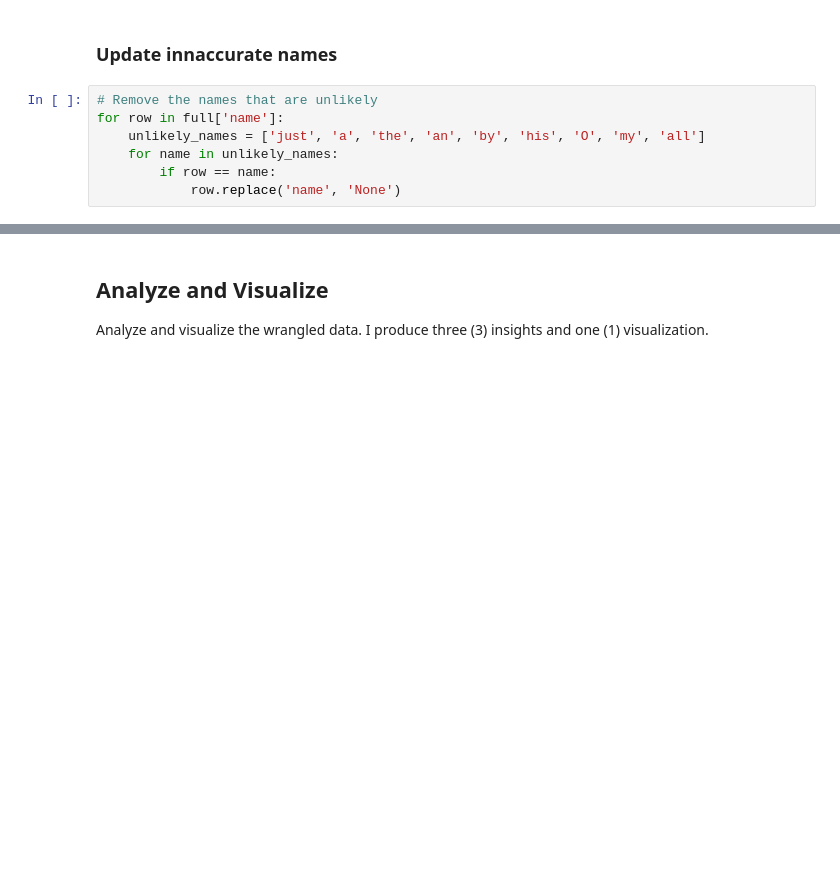
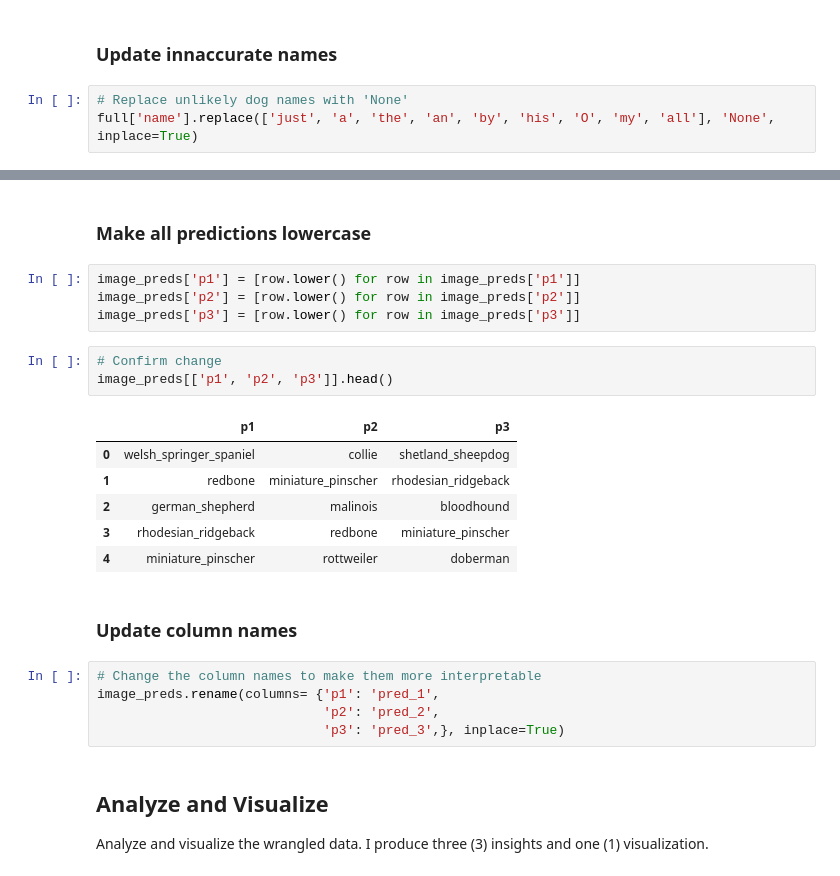
Before and after one commit to jessicarose00/Udacity_Nanodegree, a Jupyter notebook: wrangle_twitter_data/WeRateDogs.ipynb, the cells around one changed output, grey strips where cells are left out. Saved outputs shown, nothing was run; the diff lists cells and outputs as text; blank space fills up the shorter version.

```diff
--- a/wrangle_twitter_data/WeRateDogs.ipynb
+++ b/wrangle_twitter_data/WeRateDogs.ipynb
@@ -302,10 +301,6 @@ full.drop(columns=['timestamp_y'], inplace=True)
 # %% [markdown]
 ### Update innaccurate names
 # %%
-# Remove the names that are unlikely
-for row in full['name']:
-    unlikely_names = ['just', 'a', 'the', 'an', 'by', 'his', 'O', 'my', 'all']
-    for name in unlikely_names:
-        if row == name:
-            row.replace('name', 'None')
+# Replace unlikely dog names with 'None'
+full['name'].replace(['just', 'a', 'the', 'an', 'by', 'his', 'O', 'my', 'all'], 'None', inplace=True)
 # %%
@@ -340,3 +336,26 @@ Name: img_num, dtype: int64
+# %% [markdown]
+### Make all predictions lowercase
+# %%
+image_preds['p1'] = [row.lower() for row in image_preds['p1']]
+image_preds['p2'] = [row.lower() for row in image_preds['p2']]
+image_preds['p3'] = [row.lower() for row in image_preds['p3']]
+# %%
+# Confirm change
+image_preds[['p1', 'p2', 'p3']].head()
+# %% [output]
+|  | p1 | p2 | p3 |
+| 0 | welsh_springer_spaniel | collie | shetland_sheepdog |
+| 1 | redbone | miniature_pinscher | rhodesian_ridgeback |
+| 2 | german_shepherd | malinois | bloodhound |
+| 3 | rhodesian_ridgeback | redbone | miniature_pinscher |
+| 4 | miniature_pinscher | rottweiler | doberman |
+# %% [markdown]
+### Update column names
+# %%
+# Change the column names to make them more interpretable
+image_preds.rename(columns= {'p1': 'pred_1',
+                             'p2': 'pred_2',
+                             'p3': 'pred_3',}, inplace=True)
 # %% [markdown]
 ## Analyze and Visualize
 Analyze and visualize the wrangled data. I produce three (3) insights and one (1) visualization.
```
Also changed, not shown: parts of 42 cells of this notebook.
